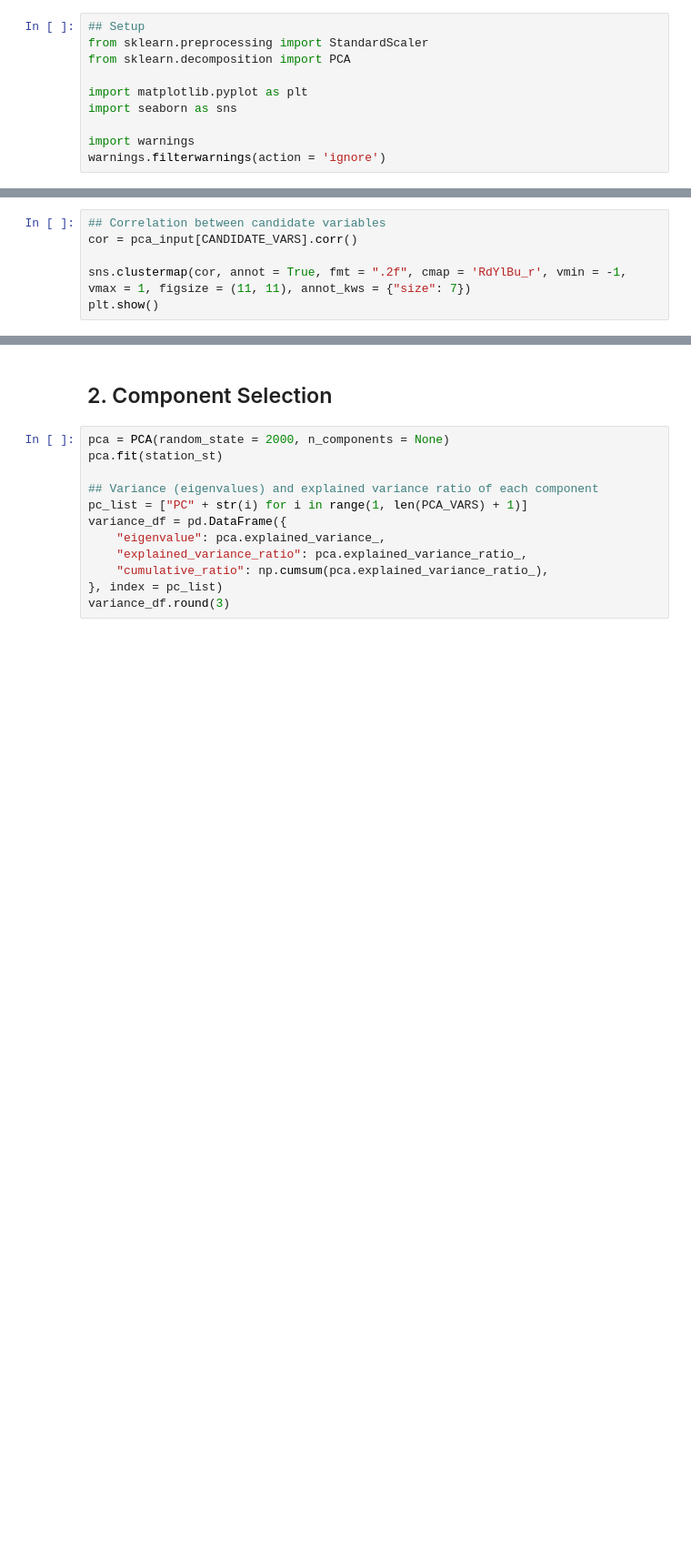
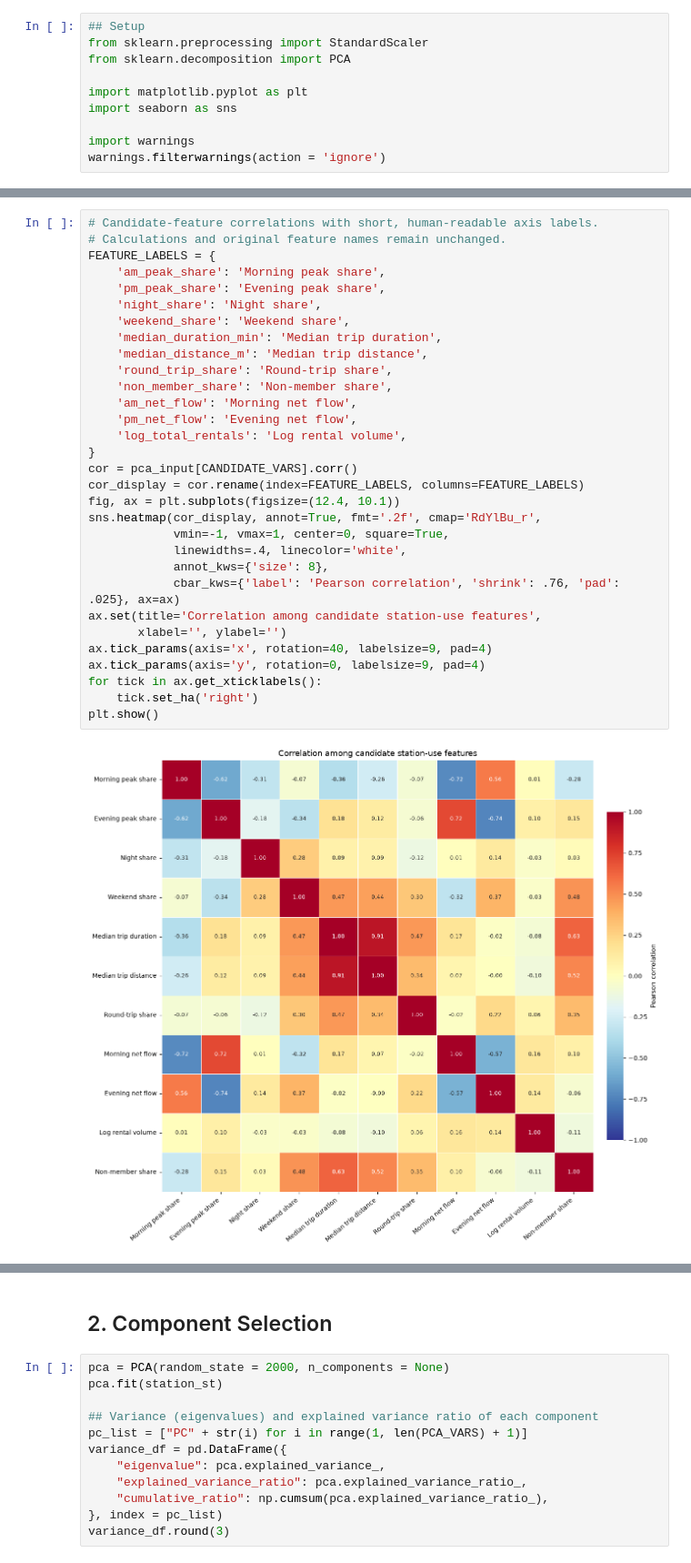
Before and after one commit to DaeYeong-Mun/CDS-303-Final-project, a Jupyter notebook: notebooks/Bike-S.ipynb, the cells around one changed output, grey strips where cells are left out. Shown at 91% size. Cells and saved outputs as stored; diff of their text form; blank space fills up the shorter version.

```diff
--- a/notebooks/Bike-S.ipynb
+++ b/notebooks/Bike-S.ipynb
@@ -675,9 +1086,36 @@ print(f"Stations used for PCA: {len(pca_input):,}")
 # %%
-## Correlation between candidate variables
+# Candidate-feature correlations with short, human-readable axis labels.
+# Calculations and original feature names remain unchanged.
+FEATURE_LABELS = {
+    'am_peak_share': 'Morning peak share',
+    'pm_peak_share': 'Evening peak share',
+    'night_share': 'Night share',
+    'weekend_share': 'Weekend share',
+    'median_duration_min': 'Median trip duration',
+    'median_distance_m': 'Median trip distance',
+    'round_trip_share': 'Round-trip share',
+    'non_member_share': 'Non-member share',
+    'am_net_flow': 'Morning net flow',
+    'pm_net_flow': 'Evening net flow',
+    'log_total_rentals': 'Log rental volume',
+}
 cor = pca_input[CANDIDATE_VARS].corr()
-
-sns.clustermap(cor, annot = True, fmt = ".2f", cmap = 'RdYlBu_r', vmin = -1, vmax = 1, figsize = (11, 11), annot_kws = {"size": 7})
+cor_display = cor.rename(index=FEATURE_LABELS, columns=FEATURE_LABELS)
+fig, ax = plt.subplots(figsize=(12.4, 10.1))
+sns.heatmap(cor_display, annot=True, fmt='.2f', cmap='RdYlBu_r',
+            vmin=-1, vmax=1, center=0, square=True,
+            linewidths=.4, linecolor='white',
+            annot_kws={'size': 8},
+            cbar_kws={'label': 'Pearson correlation', 'shrink': .76, 'pad': .025}, ax=ax)
+ax.set(title='Correlation among candidate station-use features',
+       xlabel='', ylabel='')
+ax.tick_params(axis='x', rotation=40, labelsize=9, pad=4)
+ax.tick_params(axis='y', rotation=0, labelsize=9, pad=4)
+for tick in ax.get_xticklabels():
+    tick.set_ha('right')
 plt.show()
+# %% [output]
+[figure, added]
 # %%
 ## Drop the redundant variable, clip outliers, and standardize
 PCA_VARS = [v for v in CANDIDATE_VARS if v != "median_distance_m"]   # r = 0.91 with median_duration_min
```
Also changed, not shown: parts of 49 cells of this notebook.
